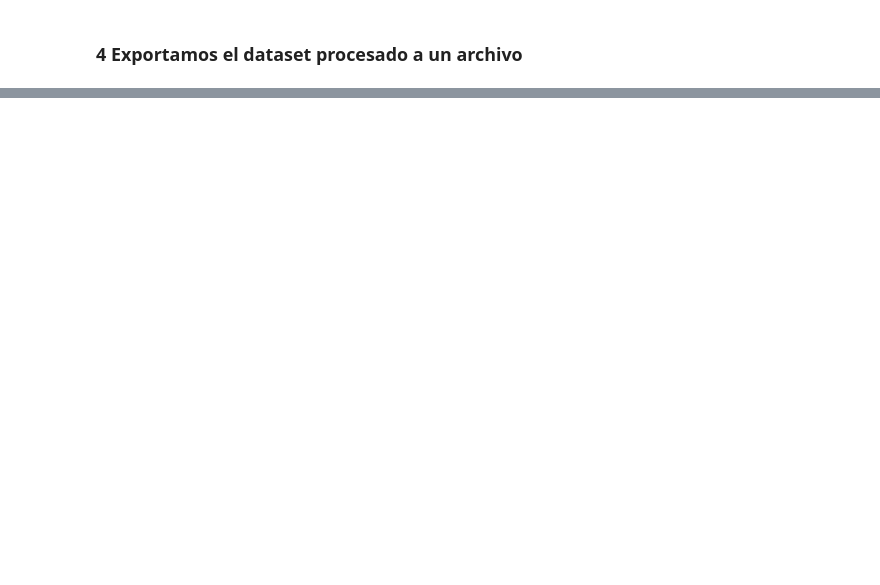
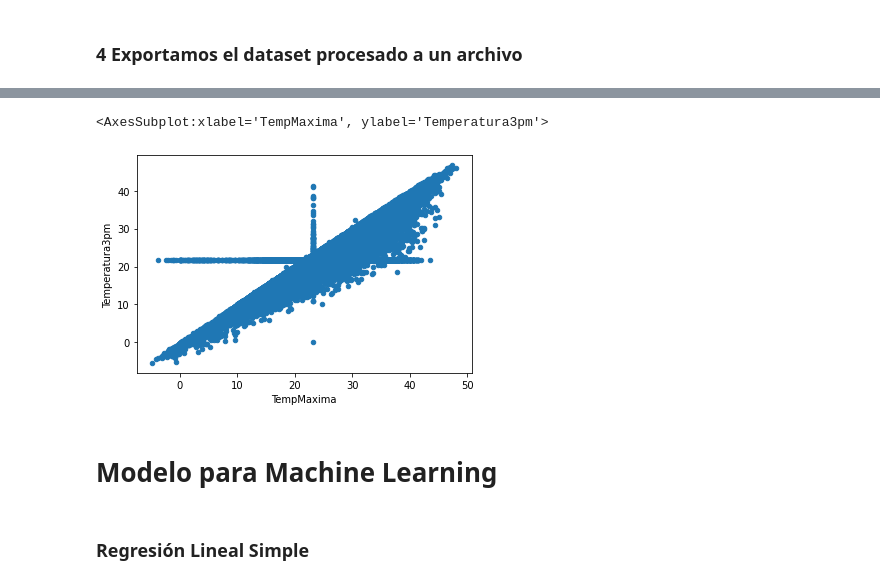
Before and after one commit to 4lequinn/PRUEBA-1-MINERIA, a Jupyter notebook: Solemne1_MDY001D.ipynb, the cells around one changed output, grey strips where cells are left out. Cells and saved outputs as stored; diff of their text form; code cells hidden in the pictures; blank space fills up the shorter version.

```diff
--- a/Solemne1_MDY001D.ipynb
+++ b/Solemne1_MDY001D.ipynb
@@ -1628,0 +1559,8 @@ print("Score del modelo : %.2f" % modelo.score (X_train,y_train))
+# %%
+# MaxTemp VS Temp3pm
+df4.plot(kind="scatter",x=columnas[1],y="Temperatura3pm")
+# %% [output]
+<AxesSubplot:xlabel='TempMaxima', ylabel='Temperatura3pm'>
+[figure, added]
+# %% [markdown]
+# Modelo para Machine Learning
@@ -1628,0 +1572,2 @@ print("Score del modelo : %.2f" % modelo.score (X_train,y_train))
+# %% [markdown]
+### Regresión Lineal Simple
```
Also changed, not shown: parts of 90 cells of this notebook.
